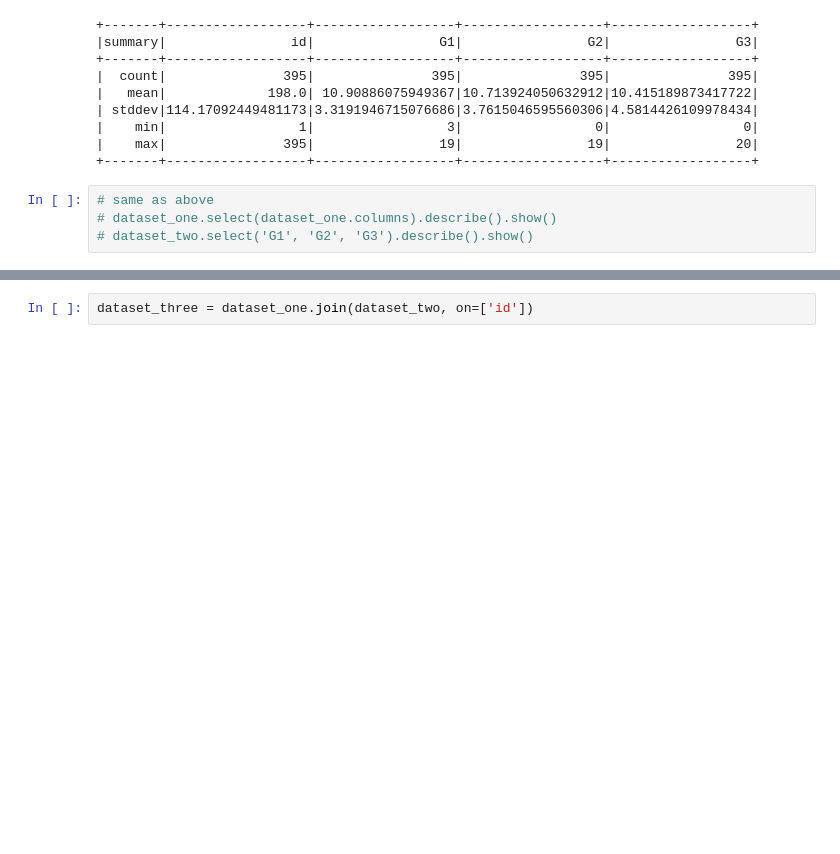
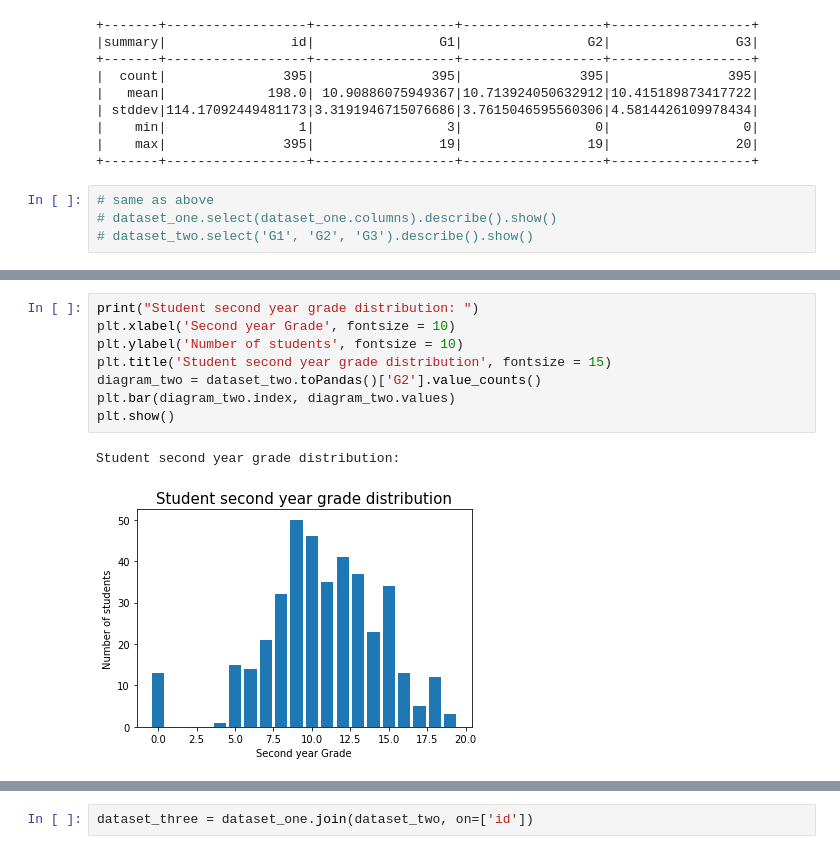
Before and after one commit to zwu047/Infosys722-Iteration4, a Jupyter notebook: Iteration4.ipynb, the cells around one changed output, grey strips where cells are left out. Cells and saved outputs as stored; diff of their text form; blank space fills up the shorter version.

```diff
--- a/Iteration4.ipynb
+++ b/Iteration4.ipynb
@@ -101,0 +95,11 @@ TypeError: 'DataFrame' object is not callable
+# %%
+print("Student second year grade distribution: ")
+plt.xlabel('Second year Grade', fontsize = 10)
+plt.ylabel('Number of students', fontsize = 10)
+plt.title('Student second year grade distribution', fontsize = 15)
+diagram_two = dataset_two.toPandas()['G2'].value_counts()
+plt.bar(diagram_two.index, diagram_two.values)
+plt.show()
+# %% [output]
+Student second year grade distribution:
+[figure, added]
```
Also changed, not shown: parts of 28 cells of this notebook.
